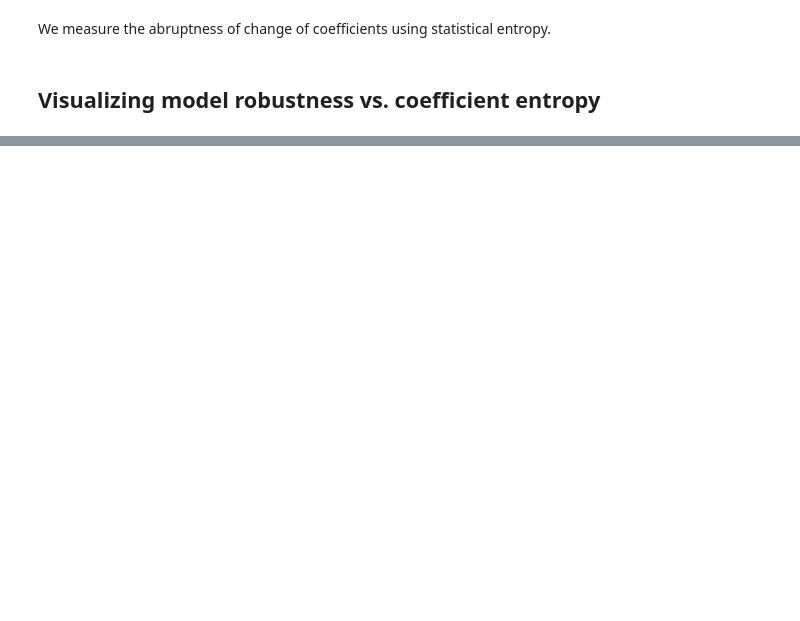
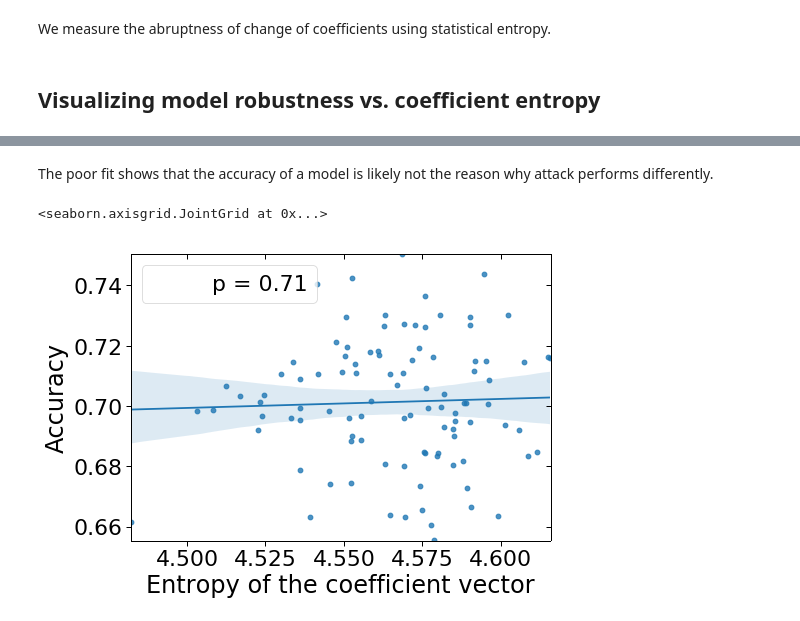
Before and after one commit to spring-epfl/trickster, a Jupyter notebook: notebooks/wfp_small_models_experiment.ipynb, the cells around one changed output, grey strips where cells are left out. Cells and saved outputs as stored; diff of their text form; code cells hidden in the pictures; blank space fills up the shorter version.

```diff
--- a/notebooks/wfp_small_models_experiment.ipynb
+++ b/notebooks/wfp_small_models_experiment.ipynb
@@ -93,0 +116,9 @@ sns.regplot(ents, exp_counts, ax=ax)
+# %% [markdown]
+The poor fit shows that the accuracy of a model is likely not the reason why attack performs differently.
+# %%
+regplot(ents, perfs,
+        xlabel='Entropy of the coefficient vector',
+        ylabel='Accuracy')
+# %% [output]
+<seaborn.axisgrid.JointGrid at 0x...>
+[figure, added]
```
Also changed, not shown: parts of 20 cells of this notebook.
